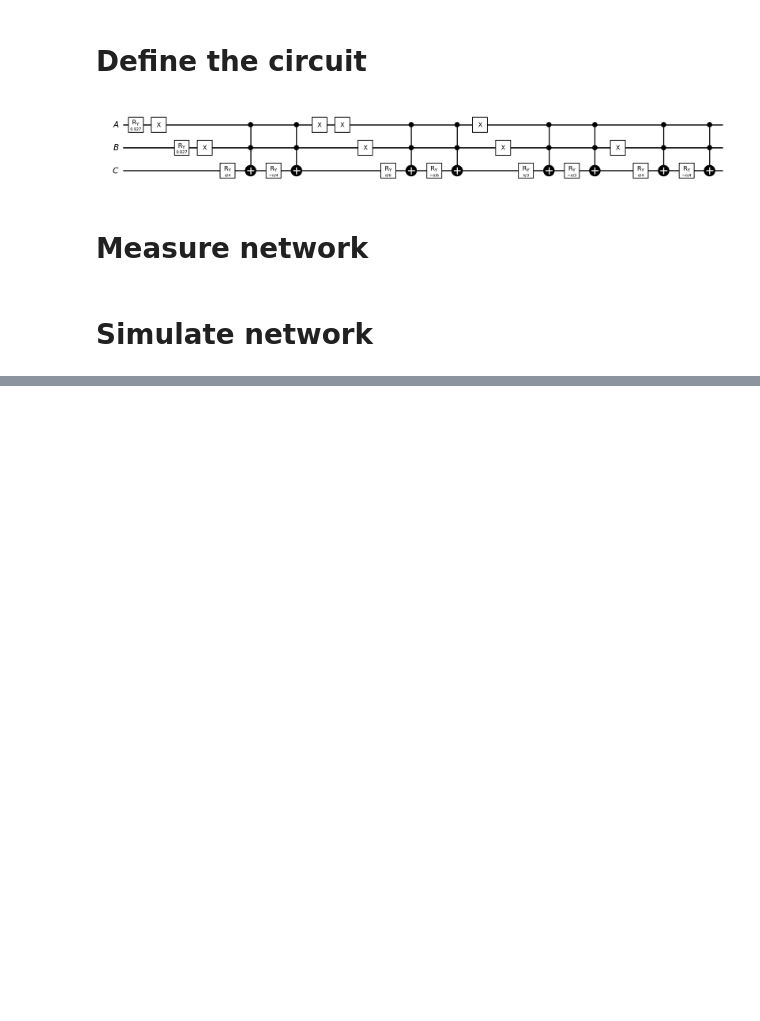
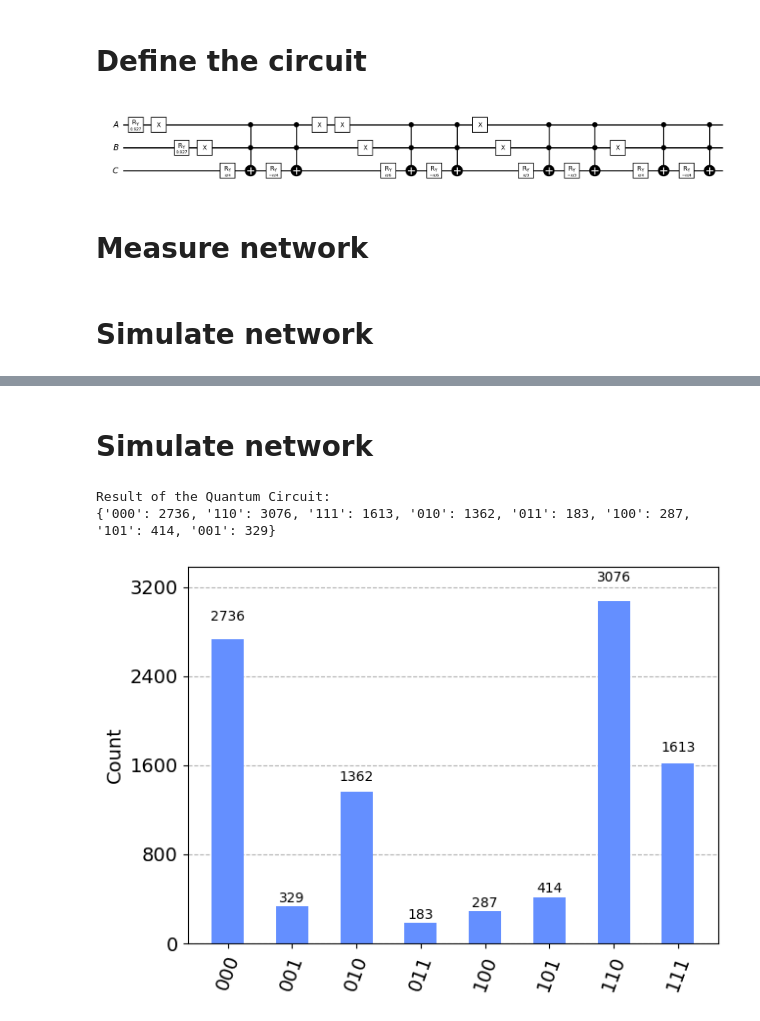
Before and after one commit to proeseler/Quantum-Computing, a Jupyter notebook: QBayesianNet.ipynb, the cells around one changed output, grey strips where cells are left out. Saved outputs shown, nothing was run; the diff lists cells and outputs as text; code cells hidden in the pictures; blank space fills up the shorter version.

```diff
--- a/QBayesianNet.ipynb
+++ b/QBayesianNet.ipynb
@@ -147,0 +209,20 @@ Result of the Quantum Circuit:
+# %%
+# Measure both qubits
+qc.measure_all()
+# %% [markdown]
+# Simulate network
+# %%
+# Simulate the circuit
+simulator = Aer.get_backend('aer_simulator')
+compiled_circuit = transpile(qc, simulator)
+result = simulator.run(compiled_circuit, shots=10000).result()
+counts = result.get_counts(qc)
+
+# Display the results
+print("Result of the Quantum Circuit:")
+print(counts)
+plot_histogram(counts)
+# %% [output]
+Result of the Quantum Circuit:
+{'000': 2736, '110': 3076, '111': 1613, '010': 1362, '011': 183, '100': 287, '101': 414, '001': 329}
+[figure, added]
```
Also changed, not shown: parts of 11 cells of this notebook.
